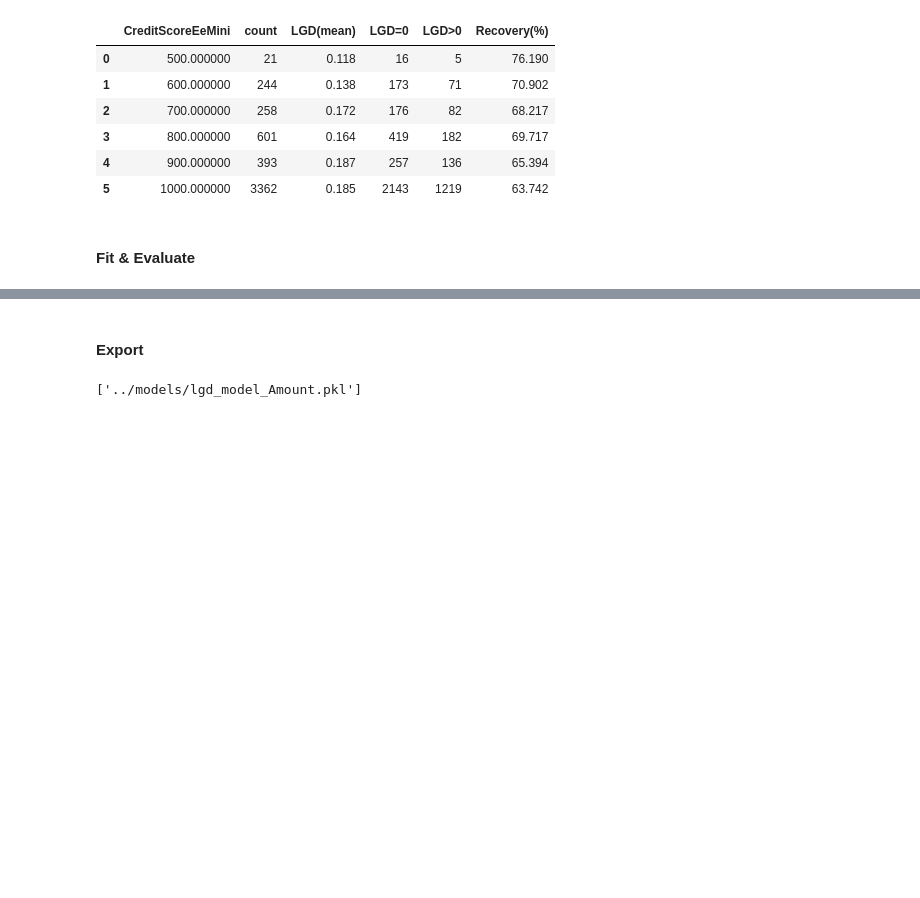
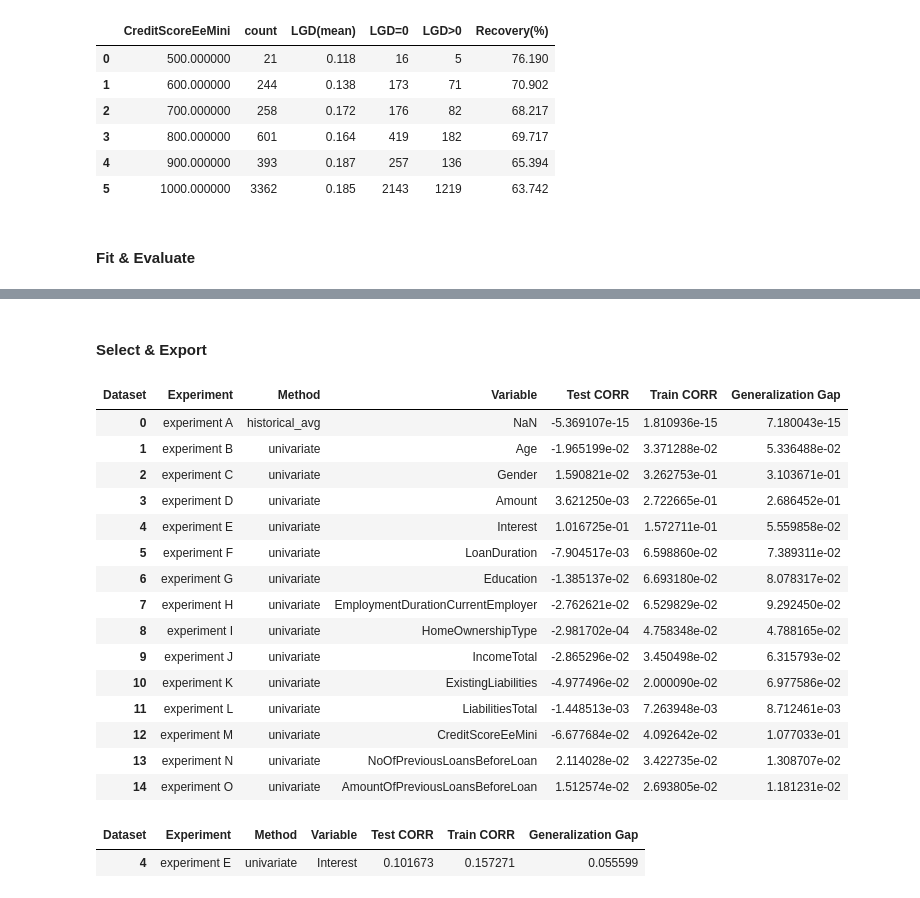
Before and after one commit to kostis2019/CREDIT-RISK-FRAMEWORK, a Jupyter notebook: notebooks/05_LGD_experimenting.ipynb, the cells around one changed output, grey strips where cells are left out. Cells and saved outputs as stored; diff of their text form; code cells hidden in the pictures; blank space fills up the shorter version.

```diff
--- a/notebooks/05_LGD_experimenting.ipynb
+++ b/notebooks/05_LGD_experimenting.ipynb
@@ -114,0 +145,4 @@ explore_variable(variable="LossGivenDefault", yr_start=2016, yr_end=2022, breaks
+# %%
+# CREATE def12 VARIABLE
+
+full_dataset, dr_summary = create_target_def12(full_dataset)
@@ -114,0 +246,22 @@ explore_variable(variable="LossGivenDefault", yr_start=2016, yr_end=2022, breaks
+# %%
+# impute
+
+imputer = SimpleImputer(strategy="median")
+
+X_trai[num_cols] = imputer.fit_transform(X_trai[num_cols])
+X_test[num_cols] = imputer.transform(X_test[num_cols])
+
+imputer = SimpleImputer(strategy="most_frequent")
+
+X_trai[cat_cols] = imputer.fit_transform(X_trai[cat_cols])
+X_test[cat_cols] = imputer.transform(X_test[cat_cols])
+
+# scale for regression
+
+scaler = StandardScaler()
+
+X_trai_scaled = X_trai.copy()
+X_test_scaled = X_test.copy()
+
+X_trai_scaled[num_cols] = scaler.fit_transform(X_trai_scaled[num_cols])
+X_test_scaled[num_cols] = scaler.transform(X_test_scaled[num_cols])
@@ -326,6 +515,28 @@ R2          : -0.126
 # %% [markdown]
-#### Export
+#### Select & Export
 # %%
-#joblib.dump(lgd_model, "../models/lgd_model_Amount.pkl")
+# model selector
+
+selection_table, best_model = model_selector(experiment_metrics, metric="CORR")
+
+display(selection_table)
+display(best_model)
 # %% [output]
-['../models/lgd_model_Amount.pkl']
+| Dataset | Experiment | Method | Variable | Test CORR | Train CORR | Generalization Gap |
+| 0 | experiment A | historical_avg | NaN | -5.369107e-15 | 1.810936e-15 | 7.180043e-15 |
+| 1 | experiment B | univariate | Age | -1.965199e-02 | 3.371288e-02 | 5.336488e-02 |
+| 2 | experiment C | univariate | Gender | 1.590821e-02 | 3.262753e-01 | 3.103671e-01 |
+| 3 | experiment D | univariate | Amount | 3.621250e-03 | 2.722665e-01 | 2.686452e-01 |
+| 4 | experiment E | univariate | Interest | 1.016725e-01 | 1.572711e-01 | 5.559858e-02 |
+| 5 | experiment F | univariate | LoanDuration | -7.904517e-03 | 6.598860e-02 | 7.389311e-02 |
+| 6 | experiment G | univariate | Education | -1.385137e-02 | 6.693180e-02 | 8.078317e-02 |
+| 7 | experiment H | univariate | EmploymentDurationCurrentEmployer | -2.762621e-02 | 6.529829e-02 | 9.292450e-02 |
+| 8 | experiment I | univariate | HomeOwnershipType | -2.981702e-04 | 4.758348e-02 | 4.788165e-02 |
+| 9 | experiment J | univariate | IncomeTotal | -2.865296e-02 | 3.450498e-02 | 6.315793e-02 |
+| 10 | experiment K | univariate | ExistingLiabilities | -4.977496e-02 | 2.000090e-02 | 6.977586e-02 |
+| 11 | experiment L | univariate | LiabilitiesTotal | -1.448513e-03 | 7.263948e-03 | 8.712461e-03 |
+| 12 | experiment M | univariate | CreditScoreEeMini | -6.677684e-02 | 4.092642e-02 | 1.077033e-01 |
+| 13 | experiment N | univariate | NoOfPreviousLoansBeforeLoan | 2.114028e-02 | 3.422735e-02 | 1.308707e-02 |
+| 14 | experiment O | univariate | AmountOfPreviousLoansBeforeLoan | 1.512574e-02 | 2.693805e-02 | 1.181231e-02 |
+| Dataset | Experiment | Method | Variable | Test CORR | Train CORR | Generalization Gap |
+| 4 | experiment E | univariate | Interest | 0.101673 | 0.157271 | 0.055599 |
```
Also changed, not shown: parts of 25 cells of this notebook, 3 other files.
